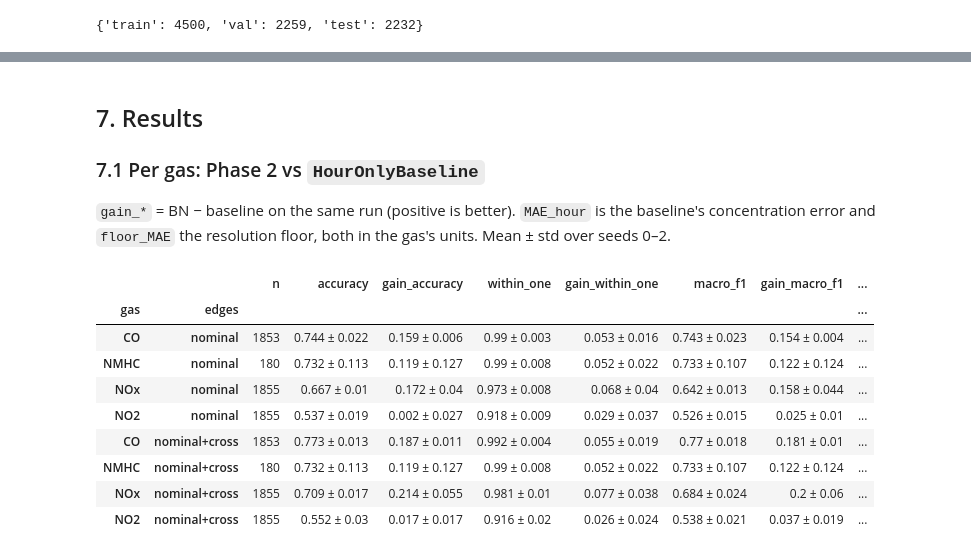
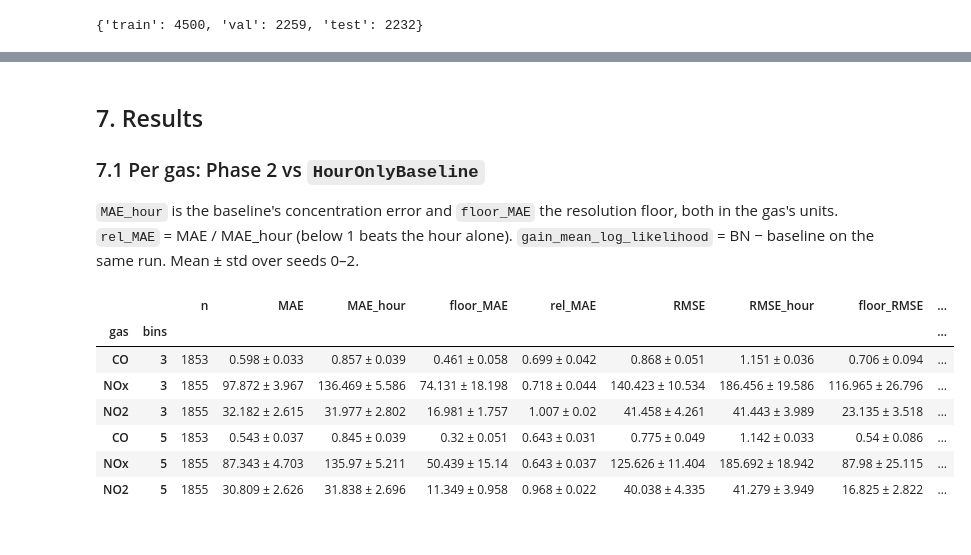
Before and after one commit to kberesfo/CSE-250A-Project, a Jupyter notebook: notebooks/phase2/eval.ipynb, the cells around one changed output, grey strips where cells are left out. Cells and saved outputs as stored; diff of their text form; code cells hidden in the pictures.

```diff
--- a/notebooks/phase2/eval.ipynb
+++ b/notebooks/phase2/eval.ipynb
@@ -89,9 +92,9 @@ df.isna().mean().round(3).rename("fraction missing").to_frame().T
 |  | CO(GT) | PT08.S1(CO) | NMHC(GT) | C6H6(GT) | PT08.S2(NMHC) | NOx(GT) | PT08.S3(NOx) | NO2(GT) | PT08.S4(NO2) | ... |
 | fraction missing | 0.18 | 0.039 | 0.902 | 0.039 | 0.039 | 0.175 | 0.039 | 0.175 | 0.039 | ... |
 # %%
-gases = (Gas.CO, Gas.NMHC, Gas.NOX, Gas.NO2)
-weather = (Weather.T, Weather.AH)
-sensors = tuple(Sensor)
+gases = (Gas.CO, Gas.NOX, Gas.NO2)
+weather = (Weather.T, Weather.RH)
+sensors = (Sensor.S1, Sensor.S3, Sensor.S4, Sensor.S5)
 
 before = len(df)
 df = df.dropna(subset=[Time.HOUR, *weather])
@@ -168,7 +152,7 @@ print(
 {'train': 4500, 'val': 2259, 'test': 2232}
 # %%
 binned = [*gases, *sensors, *weather]
-disc = Discretizer(n_bins=n_bins).fit(train_raw, binned)
+disc = Discretizer(n_bins=BIN_COUNTS[0]).fit(train_raw, binned)
 train, val, test = (disc.transform(d) for d in (train_raw, val_raw, test_raw))
 
 cards = {**disc.cards, **TIME_CARDS}
@@ -237,9 +209,7 @@ pd.DataFrame(
 # %%
-for name, edges in edge_sets.items():
-    network = Network(
-        structure=structure(edges),
-        cards=cards,
-    ).validate(train.columns)
-    print(f"── {name}")
-    print(network)
+network = Network(
+    structure=structure(),
+    cards=cards,
+).validate(train.columns)
+print(network)
 # %% [output]
@@ -421,52 +363,35 @@ nominal+cross  seed=2: 8 iterations, converged: True, monotone: True, 1s
 
 ### 7.1 Per gas: Phase 2 vs `HourOnlyBaseline`
 
-`gain_*` = BN − baseline on the same run (positive is better). `MAE_hour` is the baseline's concentration error and `floor_MAE` the resolution floor, both in the gas's units. Mean ± std over seeds 0–2.
+`MAE_hour` is the baseline's concentration error and `floor_MAE` the resolution floor, both in the gas's units. `rel_MAE` = MAE / MAE_hour (below 1 beats the hour alone). `gain_mean_log_likelihood` = BN − baseline on the same run. Mean ± std over seeds 0–2.
 # %%
-keys = ["edges", "seed", "gas"]
-bn_rows = grid[grid.model == "layered_bn"].set_index(keys)
-hour_rows = grid[grid.model == "hour_baseline"].set_index(keys)
+keys = ["bins", "seed", "gas"]
+bn_rows = grid[grid.model == "BN"].set_index(keys)
+hour_rows = grid[grid.model == "HourOnlyBaseline"].set_index(keys)
 
 gains = bn_rows.copy()
-for m in quality:
-    gains[f"gain_{m}"] = bn_rows[m] - hour_rows[m]
+gains["MAE_hour"] = hour_rows["MAE"]
+gains["RMSE_hour"] = hour_rows["RMSE"]
+gains["rel_MAE"] = bn_rows["MAE"] / hour_rows["MAE"]  # < 1: better than the hour alone
+gains["gain_mean_log_likelihood"] = bn_rows["mean_log_likelihood"] - hour_rows["mean_log_likelihood"]
 gains["ECE_hour"] = hour_rows["ECE"]
-gains["MAE_hour"] = hour_rows["MAE"]
-gains["rel_MAE"] = bn_rows["MAE"] / hour_rows["MAE"]  # < 1: better than the hour alone
 gains = gains.reset_index()
 
 per_gas = mean_std(
     gains,
-    ["gas", "edges"],
-    [
-        "accuracy",
-        "gain_accuracy",
-        "within_one",
-        "gain_within_one",
-        "macro_f1",
-        "gain_macro_f1",
-        "ber",
-        "mean_log_likelihood",
-        "gain_mean_log_likelihood",
-        "ECE",
-        "ECE_hour",
-        "MAE",
-        "MAE_hour",
-        "floor_MAE",
-        "RMSE",
-    ],
+    ["gas", "bins"],
+    ["MAE", "MAE_hour", "floor_MAE", "rel_MAE", "RMSE", "RMSE_hour", "floor_RMSE",
+     "mean_log_likelihood", "gain_mean_log_likelihood", "ECE", "ECE_hour"],
 )
-per_gas.to_csv(config.paths.result(PHASE, "per_gas.csv"))
+per_gas.to_csv(config.paths.result(FIG, "per_gas.csv"))
 per_gas
 # %% [output]
-|  |  | n | accuracy | gain_accuracy | within_one | gain_within_one | macro_f1 | gain_macro_f1 | ... |
-| gas | edges |  |  |  |  |  |  |  | ... |
-| CO | nominal | 1853 | 0.744 ± 0.022 | 0.159 ± 0.006 | 0.99 ± 0.003 | 0.053 ± 0.016 | 0.743 ± 0.023 | 0.154 ± 0.004 | ... |
-| NMHC | nominal | 180 | 0.732 ± 0.113 | 0.119 ± 0.127 | 0.99 ± 0.008 | 0.052 ± 0.022 | 0.733 ± 0.107 | 0.122 ± 0.124 | ... |
-| NOx | nominal | 1855 | 0.667 ± 0.01 | 0.172 ± 0.04 | 0.973 ± 0.008 | 0.068 ± 0.04 | 0.642 ± 0.013 | 0.158 ± 0.044 | ... |
-| NO2 | nominal | 1855 | 0.537 ± 0.019 | 0.002 ± 0.027 | 0.918 ± 0.009 | 0.029 ± 0.037 | 0.526 ± 0.015 | 0.025 ± 0.01 | ... |
-| CO | nominal+cross | 1853 | 0.773 ± 0.013 | 0.187 ± 0.011 | 0.992 ± 0.004 | 0.055 ± 0.019 | 0.77 ± 0.018 | 0.181 ± 0.01 | ... |
-| NMHC | nominal+cross | 180 | 0.732 ± 0.113 | 0.119 ± 0.127 | 0.99 ± 0.008 | 0.052 ± 0.022 | 0.733 ± 0.107 | 0.122 ± 0.124 | ... |
-| NOx | nominal+cross | 1855 | 0.709 ± 0.017 | 0.214 ± 0.055 | 0.981 ± 0.01 | 0.077 ± 0.038 | 0.684 ± 0.024 | 0.2 ± 0.06 | ... |
-| NO2 | nominal+cross | 1855 | 0.552 ± 0.03 | 0.017 ± 0.017 | 0.916 ± 0.02 | 0.026 ± 0.024 | 0.538 ± 0.021 | 0.037 ± 0.019 | ... |
+|  |  | n | MAE | MAE_hour | floor_MAE | rel_MAE | RMSE | RMSE_hour | floor_RMSE | ... |
+| gas | bins |  |  |  |  |  |  |  |  | ... |
+| CO | 3 | 1853 | 0.598 ± 0.033 | 0.857 ± 0.039 | 0.461 ± 0.058 | 0.699 ± 0.042 | 0.868 ± 0.051 | 1.151 ± 0.036 | 0.706 ± 0.094 | ... |
+| NOx | 3 | 1855 | 97.872 ± 3.967 | 136.469 ± 5.586 | 74.131 ± 18.198 | 0.718 ± 0.044 | 140.423 ± 10.534 | 186.456 ± 19.586 | 116.965 ± 26.796 | ... |
+| NO2 | 3 | 1855 | 32.182 ± 2.615 | 31.977 ± 2.802 | 16.981 ± 1.757 | 1.007 ± 0.02 | 41.458 ± 4.261 | 41.443 ± 3.989 | 23.135 ± 3.518 | ... |
+| CO | 5 | 1853 | 0.543 ± 0.037 | 0.845 ± 0.039 | 0.32 ± 0.051 | 0.643 ± 0.031 | 0.775 ± 0.049 | 1.142 ± 0.033 | 0.54 ± 0.086 | ... |
+| NOx | 5 | 1855 | 87.343 ± 4.703 | 135.97 ± 5.211 | 50.439 ± 15.14 | 0.643 ± 0.037 | 125.626 ± 11.404 | 185.692 ± 18.942 | 87.98 ± 25.115 | ... |
+| NO2 | 5 | 1855 | 30.809 ± 2.626 | 31.838 ± 2.696 | 11.349 ± 0.958 | 0.968 ± 0.022 | 40.038 ± 4.335 | 41.279 ± 3.949 | 16.825 ± 2.822 | ... |
 # %%
```
Also changed, not shown: parts of 66 cells of this notebook, 14 other files.
